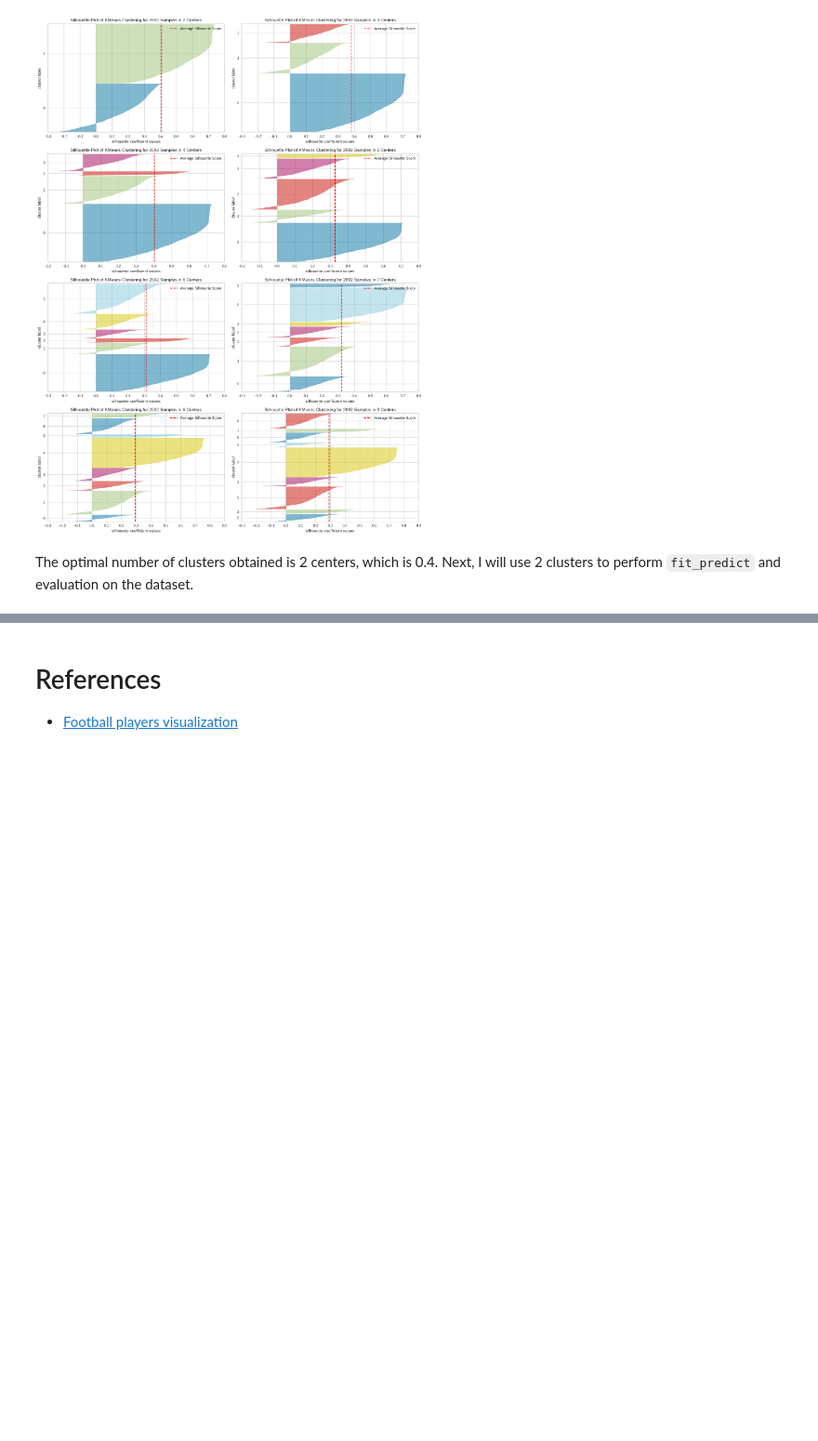
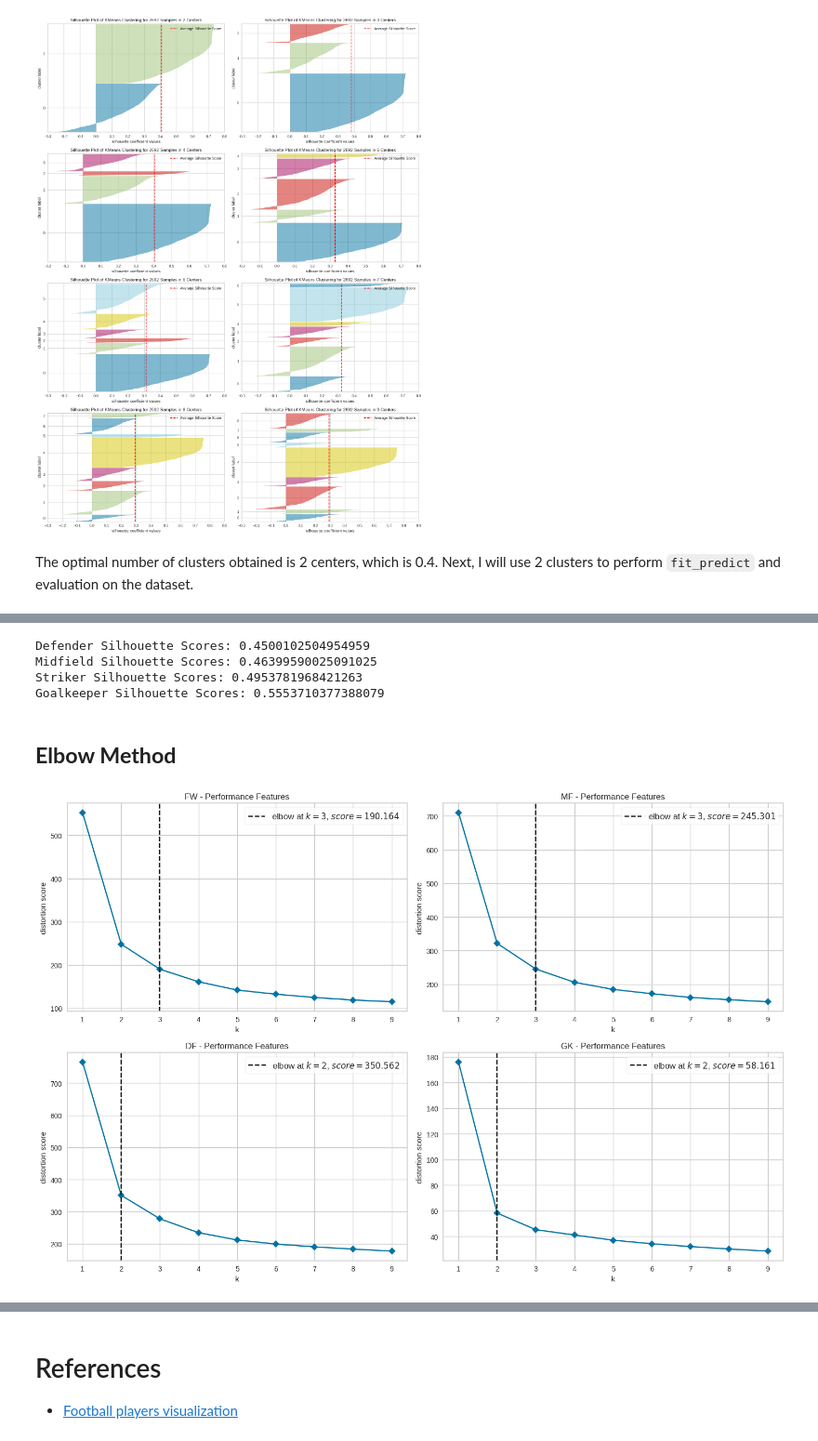
Before and after one commit to marifr25/dicoding_project, a Jupyter notebook: Clustering_Pemain_Sepakbola_Eropa/Kaggle_Version/Clustering_of_Football_Player_Statistics.ipynb, the cells around one changed output, grey strips where cells are left out. Shown at 93% size. Cells and saved outputs as stored; diff of their text form; code cells hidden in the pictures; blank space fills up the shorter version.

Commit message:
Kaggle Notebook | Clustering of Football Player Statistics | reached pca

```diff
--- a/Clustering_Pemain_Sepakbola_Eropa/Kaggle_Version/Clustering_of_Football_Player_Statistics.ipynb
+++ b/Clustering_Pemain_Sepakbola_Eropa/Kaggle_Version/Clustering_of_Football_Player_Statistics.ipynb
@@ -548,0 +565,58 @@ def kmeans_position(df, position, cluster, features):
+# %%
+# Apply `evaluate_kmeans_silhouette` function for each position
+defender_silhouette = evaluate_kmeans_silhouette(defender, feature_stats)
+midfield_silhouette = evaluate_kmeans_silhouette(midfield, feature_stats)
+striker_silhouette = evaluate_kmeans_silhouette(striker, feature_stats)
+goalkeeper_silhouette = evaluate_kmeans_silhouette(goalkeeper, feature_stats)
+
+# Show the results
+print("Defender Silhouette Scores:", np.mean(defender_silhouette))
+print("Midfield Silhouette Scores:", np.mean(midfield_silhouette))
+print("Striker Silhouette Scores:", np.mean(striker_silhouette))
+print("Goalkeeper Silhouette Scores:", np.mean(goalkeeper_silhouette))
+# %% [output]
+Defender Silhouette Scores: 0.4500102504954959
+Midfield Silhouette Scores: 0.46399590025091025
+Striker Silhouette Scores: 0.4953781968421263
+Goalkeeper Silhouette Scores: 0.5553710377388079
+# %% [markdown]
+## **Elbow Method**
+# %%
+def plot_elbow_with_visualizer(position_list, position_column, df, features):
+    """
+    Then here the Elbow Method will be used to determine the optimal number of clusters for each position.
+
+    Parameters:
+    position_list: List of positions to be analyzed
+    position_column: Position column name in dataframe
+    df: DataFrame containing the data to be analyzed
+    features: Features used for clustering
+    """
+    # Identify `n_cols`, `n_rows`, and `axes`
+    n_cols = 2
+    n_rows = (len(position_list) + n_cols - 1) // n_cols
+    fig, axes = plt.subplots(n_rows, n_cols, figsize=(15, 5 * n_rows))
+    axes = axes.flatten()  # Use the `flatten` method to ease iteration
+
+    # Looping based on `position_list`
+    for i, position in enumerate(position_list):
+        df_position = df[df[position_column] == position]  # Filter dataframe by position
+
+        # Visualize the Elbow Method for each position
+        kmeans = KMeans(n_init=20, init='k-means++', random_state=1)
+        visualizer = KElbowVisualizer(kmeans, k=(1, 10), timings=False, ax=axes[i])
+        visualizer.fit(df_position[features])  # Fitting data for visualization
+        visualizer.finalize()  # Use the `finalize` method to complete the visualization.
+        axes[i].set_title(f"{position} - Performance Features")
+
+    # Hide unused subplots
+    for j in range(i + 1, len(axes)):
+        axes[j].axis('off')
+
+    plt.tight_layout()  # Use `tight_layout` to avoid overlap
+    plt.show()
+
+# Apply `plot_elbow_with_visualizer` function
+plot_elbow_with_visualizer(position_category, "Position Category", fps_minmaxscale, feature_stats)
+# %% [output]
+[figure, added]
```
Also changed, not shown: parts of 19 cells of this notebook.
